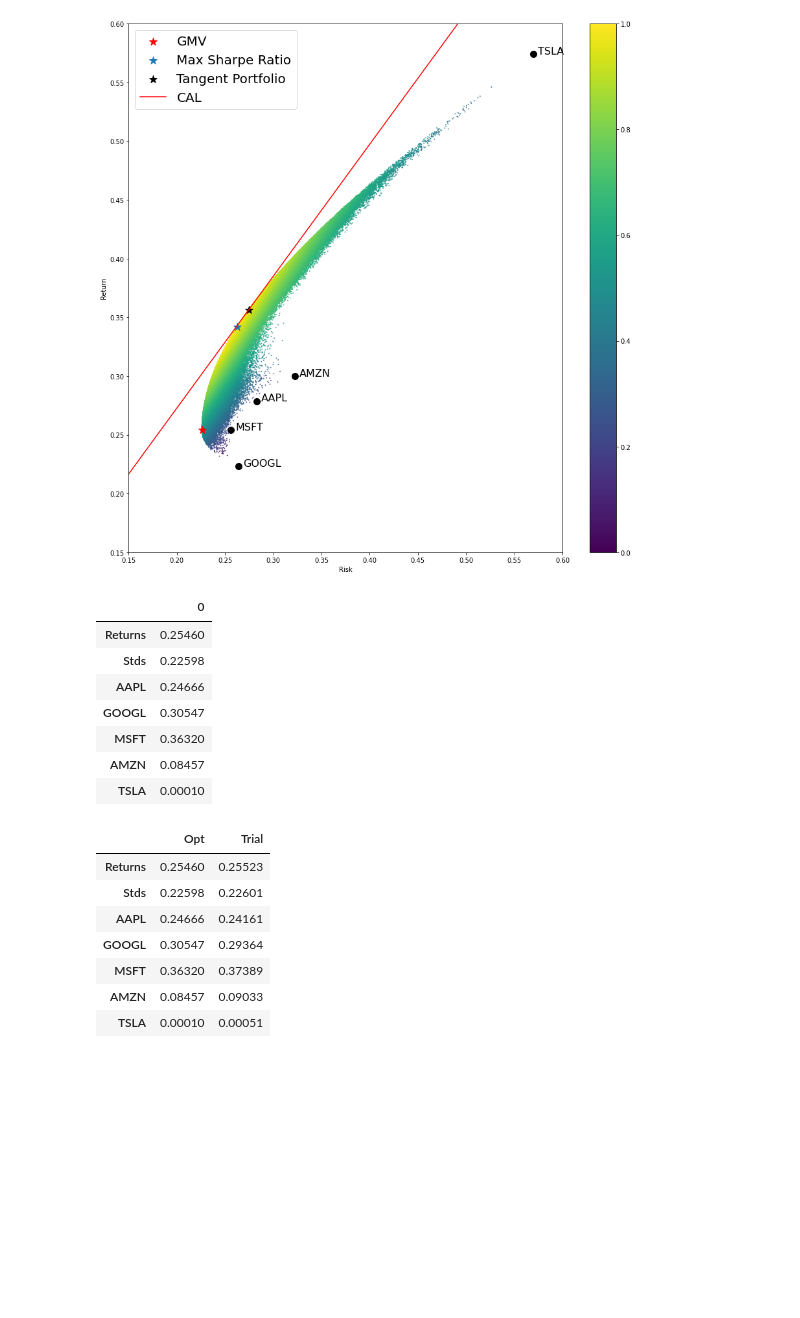
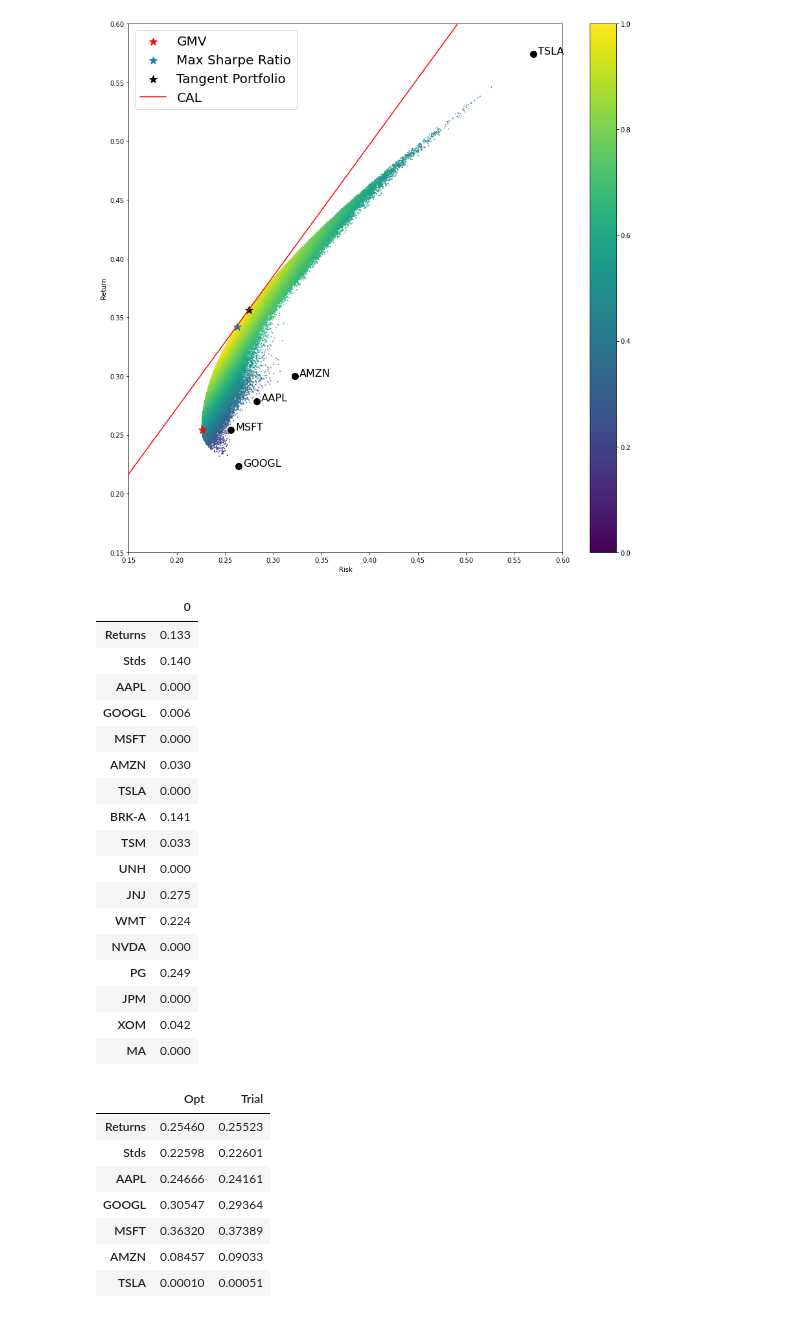
Before and after one commit to hynacin121/KHU-FELAB, a Jupyter notebook: 2022.07 미래에셋공모전/CODE/Chap3.ipynb, the cells around one changed output. Saved outputs shown, nothing was run; the diff lists cells and outputs as text; code cells hidden in the pictures; blank space fills up the shorter version.

```diff
--- a/2022.07 미래에셋공모전/CODE/Chap3.ipynb
+++ b/2022.07 미래에셋공모전/CODE/Chap3.ipynb
@@ -15,13 +15,15 @@ except:
 # %%
 #GMV Portfolio
 
-ticker = ['AAPL', 'GOOGL', 'MSFT', 'AMZN', 'TSLA']
+ticker = ['AAPL', 'GOOGL', 'MSFT', 'AMZN', 'TSLA', 'BRK-A', 'TSM', 'UNH', 'JNJ', 'WMT', 'NVDA', 'PG', 'JPM', 'XOM', 'MA']
 start_date = '2010-06-29'
-end_date = '2022-06-30'
-
+end_date = '2015-06-30'
+start_date2 = '2015-07-01'
+end_date2 = '2022-06-30'
 data = web.get_data_yahoo(ticker, start_date, end_date)['Adj Close'].dropna()
-
+data2 = web.get_data_yahoo(ticker, start_date2, end_date2)['Adj Close'].dropna()
 ret = data.pct_change().dropna()
+ret2 = data2.pct_change().dropna()
 data = data/data.iloc[0] * 100
 # %%
 rf = web.get_data_yahoo('TLT', '2010-06-28', '2022-06-30')['Adj Close'].pct_change().dropna()
@@ -162,7 +164,7 @@ def gmv(x):
 def gmvportfolio(x):
     x0 = [1/len(x.columns) for i in range(len(x.columns))]
     constraints = ({'type': 'eq', 'fun': lambda x: np.sum(x) - 1}, )  #가중치의 합= 1
-    bound = (0.0001, 1.0)
+    bound = (0.0, 1.0)
     bounds =tuple(bound for i in range(len(x.columns))) #Long only
     options = {'ftol' : 1e-20, }
 
@@ -172,26 +174,38 @@ def gmvportfolio(x):
 # %%
 gmv_wgt =gmvportfolio(ret).x.transpose()
 gmv_ret = np.sum(ret.mean() * gmv_wgt * 252)
 gmv_std = np.sqrt(gmvportfolio(ret).fun)
 
 
 gmv_wgt2 = pd.DataFrame(gmv_wgt).T
 gmv_wgt2.columns = ret.columns
 dt2 = {"Returns" : gmv_ret, 'Stds' : gmv_std}
 dt2 = pd.DataFrame(dt2, index = [0])
 
 eff2 = pd.concat([dt2, gmv_wgt2], axis =1)
 
-eff2.T
+#eff2.T.to_csv('/Users/hynacin/Documents/FinancialLab/2022.07 미래에셋공모전/DATA/GMV.csv')
+
+round(eff2.T, 3)
 # %% [output]
 |  | 0 |
-| Returns | 0.25460 |
-| Stds | 0.22598 |
-| AAPL | 0.24666 |
-| GOOGL | 0.30547 |
-| MSFT | 0.36320 |
-| AMZN | 0.08457 |
-| TSLA | 0.00010 |
+| Returns | 0.133 |
+| Stds | 0.140 |
+| AAPL | 0.000 |
+| GOOGL | 0.006 |
+| MSFT | 0.000 |
+| AMZN | 0.030 |
+| TSLA | 0.000 |
+| BRK-A | 0.141 |
+| TSM | 0.033 |
+| UNH | 0.000 |
+| JNJ | 0.275 |
+| WMT | 0.224 |
+| NVDA | 0.000 |
+| PG | 0.249 |
+| JPM | 0.000 |
+| XOM | 0.042 |
+| MA | 0.000 |
 # %%
 mvport = pd.DataFrame(mvport)
 
```
Also changed, not shown: parts of 9 cells of this notebook, 1 other file.
